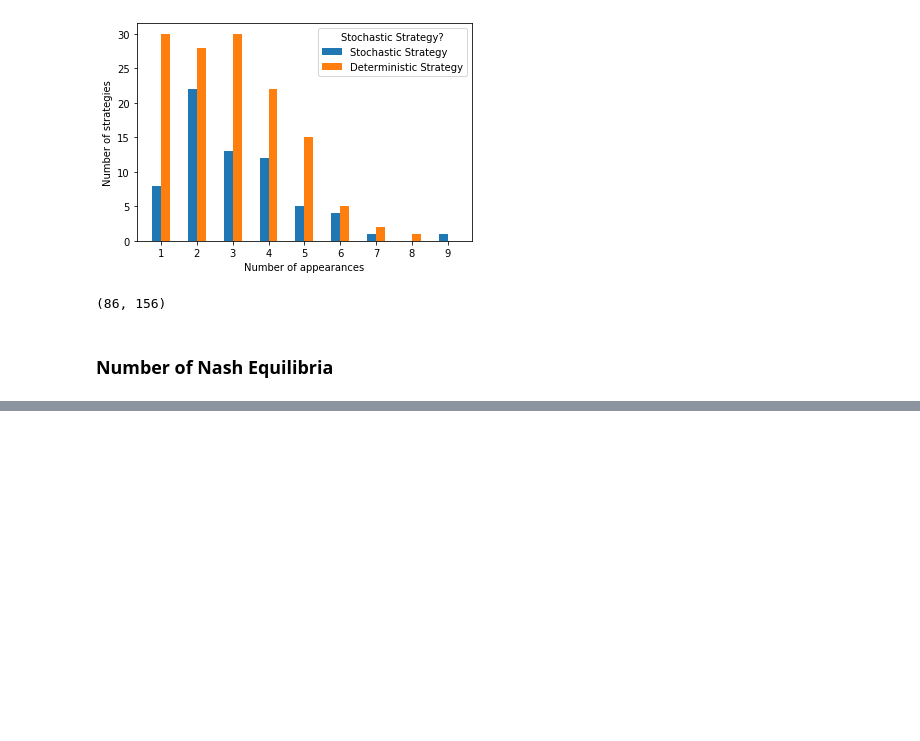
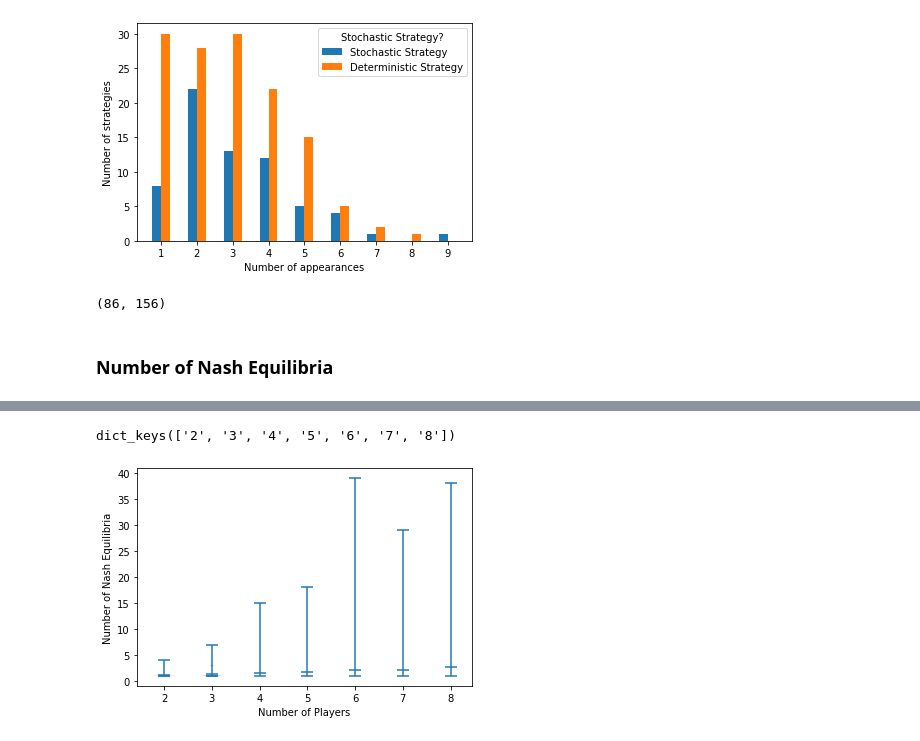
Before and after one commit to shapperzsm/final-project, a Jupyter notebook: src/analysing-the-data/initial-analysis.ipynb, the cells around one changed output, grey strips where cells are left out. Cells and saved outputs as stored; diff of their text form; code cells hidden in the pictures; blank space fills up the shorter version.

```diff
--- a/src/analysing-the-data/initial-analysis.ipynb
+++ b/src/analysing-the-data/initial-analysis.ipynb
@@ -243,0 +243,23 @@ nash_eq_graph.show()
+# %%
+separated_player_dict = {}
+for player_number in nash_equilibria_data["number_of_players"].drop_duplicates():
+    separated_player_dict[str(player_number)] = nash_equilibria_data[nash_equilibria_data["number_of_players"] == player_number]
+separated_player_dict.keys()
+# %% [output]
+dict_keys(['2', '3', '4', '5', '6', '7', '8'])
+# %%
+player_num_of_equilibria_data = [separated_player_dict[str(player_number)]["num_of_equilibria"] for player_number in range(2, 9)]
+for element in range(7):
+    player_num_of_equilibria_data[element].index = range(len(player_num_of_equilibria_data[element]))
+# %%
+player_num_of_equilibria_violin_path = summary_stats_path / "player_num_of_equilibria_violinplot.pdf"
+player_num_of_equilibria_violinplot = plt.figure()
+axes = player_num_of_equilibria_violinplot.add_subplot(1, 1, 1)
+axes.set_xlabel("Number of Players")
+axes.set_xticks(np.arange(1, len(range(7))+1))
+axes.set_xticklabels(list(range(2, 9)))
+axes.set_ylabel("Number of Nash Equilibria")
+axes.violinplot(player_num_of_equilibria_data, showmeans=True, showmedians=True)
+player_num_of_equilibria_violinplot.savefig(str(player_num_of_equilibria_violin_path))
+# %% [output]
+[figure, added]
```
Also changed, not shown: parts of 7 cells of this notebook, 3 other files.
